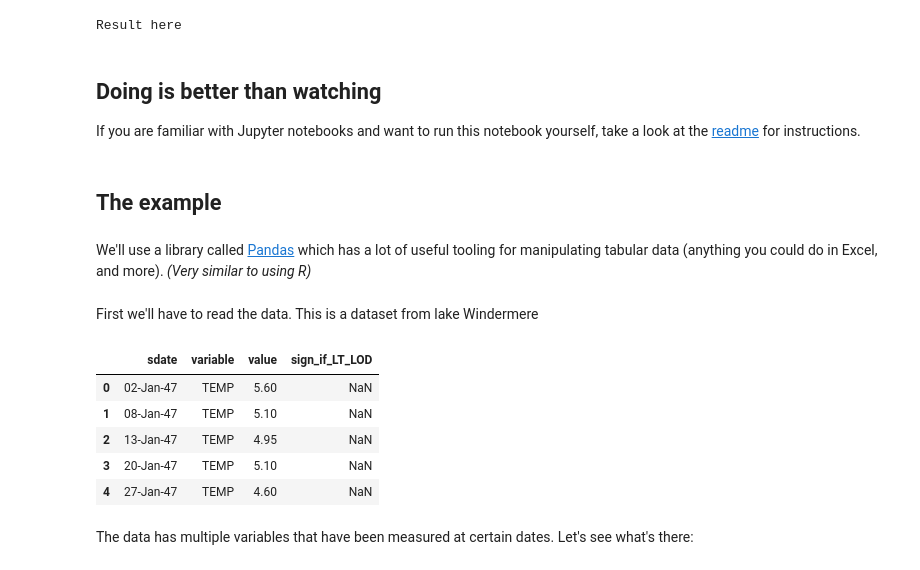
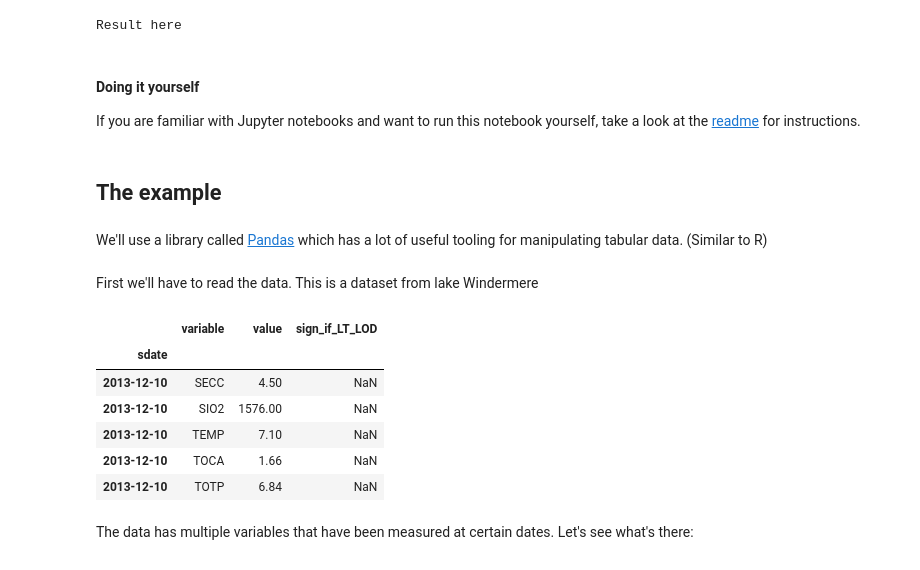
Before and after one commit to maaleske/data-mining-2018, a Jupyter notebook: 01-Introduction.ipynb, the cells around one changed output. Cells and saved outputs as stored; diff of their text form; code cells hidden in the pictures.

```diff
--- a/01-Introduction.ipynb
+++ b/01-Introduction.ipynb
@@ -23,26 +32,27 @@ print('Result here')
 # %% [output]
 Result here
 # %% [markdown]
-## Doing is better than watching
+#### Doing it yourself
 If you are familiar with Jupyter notebooks and want to run this notebook yourself, take a look at the [readme](./README.md) for instructions.
 # %% [markdown]
 ## The example
 # %% [markdown]
-We'll use a library called [Pandas](https://pandas.pydata.org) which has a lot of useful tooling for manipulating tabular data (anything you could do in Excel, and more). _(Very similar to using R)_
+We'll use a library called [Pandas](https://pandas.pydata.org) which has a lot of useful tooling for manipulating tabular data. (Similar to R)
 # %%
 import pandas as pd
 # %% [markdown]
 First we'll have to read the data. This is a dataset from lake Windermere
 # %%
-data = pd.read_csv('Windermere_NBAS_data_1945_2013.txt')
-data.head()
+data = pd.read_csv('Windermere_NBAS_data_1945_2013.txt', parse_dates=True, index_col=0)
+data.tail()
 # %% [output]
-|  | sdate | variable | value | sign_if_LT_LOD |
-| 0 | 02-Jan-47 | TEMP | 5.60 | NaN |
-| 1 | 08-Jan-47 | TEMP | 5.10 | NaN |
-| 2 | 13-Jan-47 | TEMP | 4.95 | NaN |
-| 3 | 20-Jan-47 | TEMP | 5.10 | NaN |
-| 4 | 27-Jan-47 | TEMP | 4.60 | NaN |
+|  | variable | value | sign_if_LT_LOD |
+| sdate |  |  |  |
+| 2013-12-10 | SECC | 4.50 | NaN |
+| 2013-12-10 | SIO2 | 1576.00 | NaN |
+| 2013-12-10 | TEMP | 7.10 | NaN |
+| 2013-12-10 | TOCA | 1.66 | NaN |
+| 2013-12-10 | TOTP | 6.84 | NaN |
 # %% [markdown]
 The data has multiple variables that have been measured at certain dates. Let's see what's there:
 # %%
```
Also changed, not shown: parts of 14 cells of this notebook, 2 other files.
